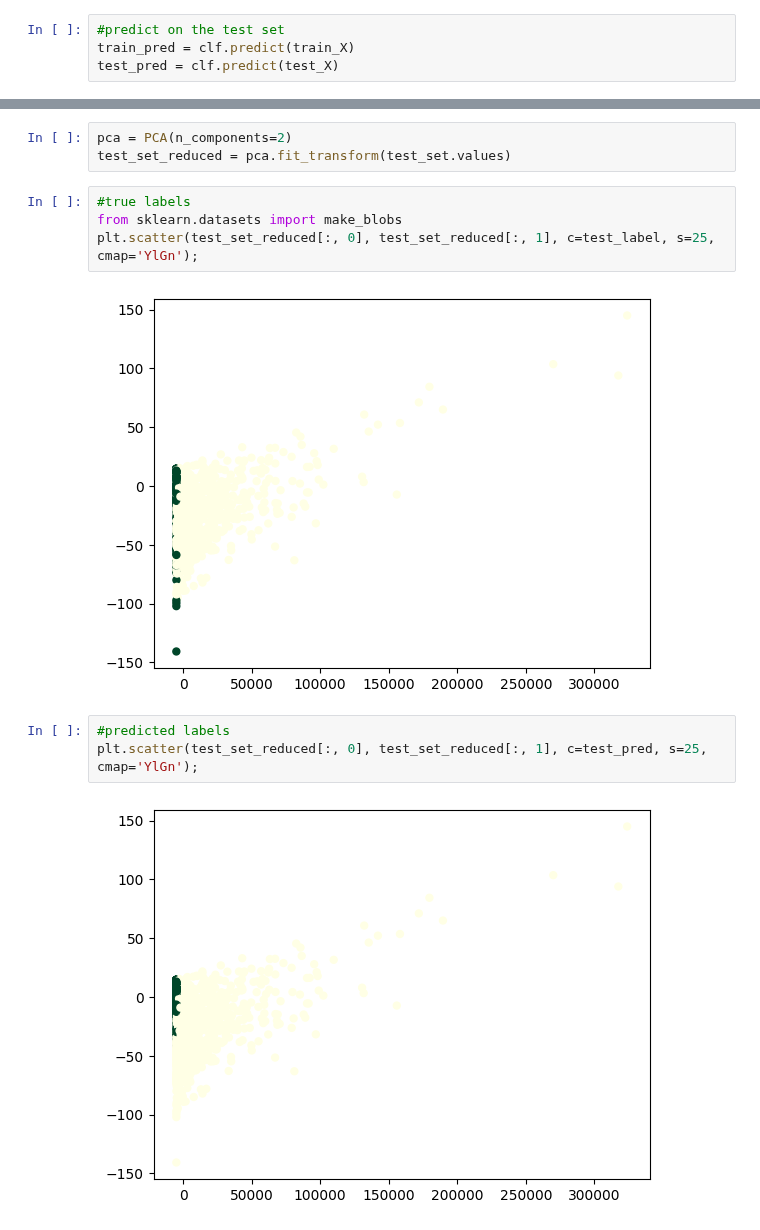
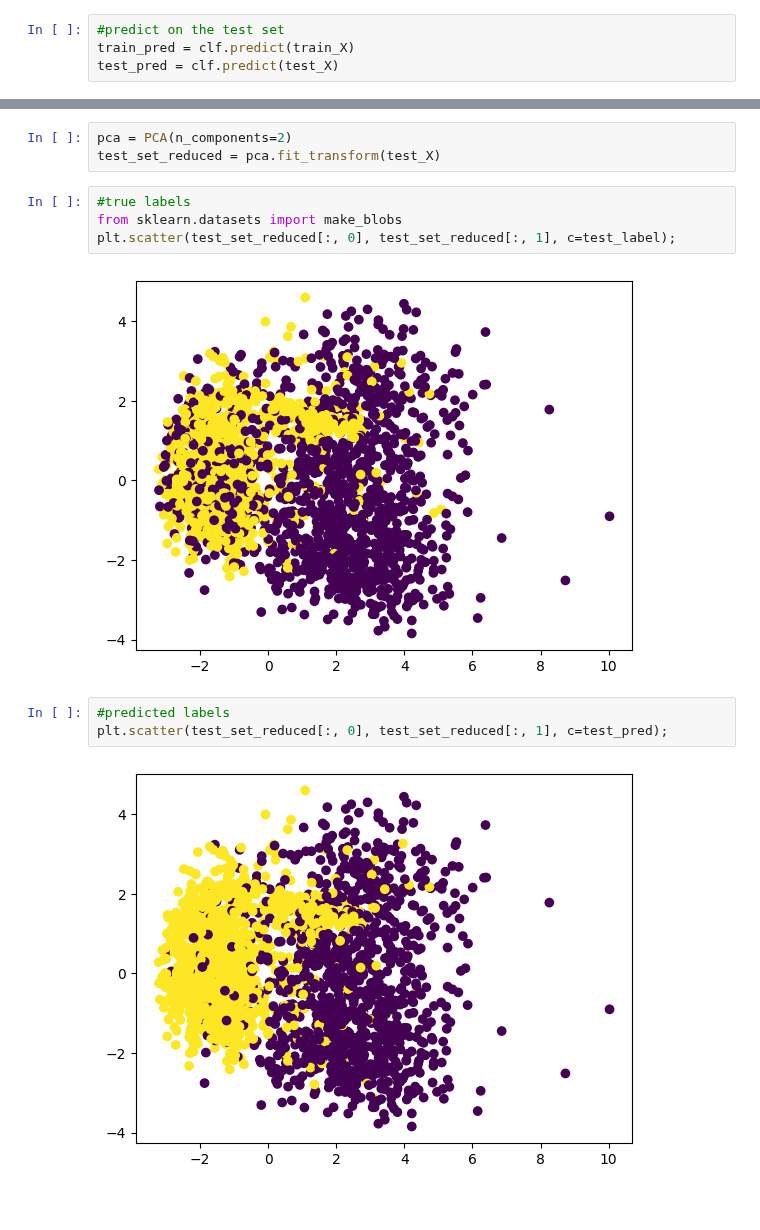
Before and after one commit to Andrew-Wyn/Data_Mining_22_23, a Jupyter notebook: svm_classification.ipynb, the cells around one changed output, grey strips where cells are left out. Saved outputs shown, nothing was run; the diff lists cells and outputs as text.

```diff
--- a/svm_classification.ipynb
+++ b/svm_classification.ipynb
@@ -266,14 +264,14 @@ plt.show()
 # %%
 pca = PCA(n_components=2)
-test_set_reduced = pca.fit_transform(test_set.values)
+test_set_reduced = pca.fit_transform(test_X)
 # %%
 #true labels
 from sklearn.datasets import make_blobs
-plt.scatter(test_set_reduced[:, 0], test_set_reduced[:, 1], c=test_label, s=25, cmap='YlGn');
+plt.scatter(test_set_reduced[:, 0], test_set_reduced[:, 1], c=test_label);
 # %% [output]
-[figure, old version]
+[figure, new version]
 # %%
 #predicted labels
-plt.scatter(test_set_reduced[:, 0], test_set_reduced[:, 1], c=test_pred, s=25, cmap='YlGn');
+plt.scatter(test_set_reduced[:, 0], test_set_reduced[:, 1], c=test_pred);
 # %% [output]
-[figure, old version]
+[figure, new version]
```
Also changed, not shown: parts of 18 cells of this notebook, 2 other files.
